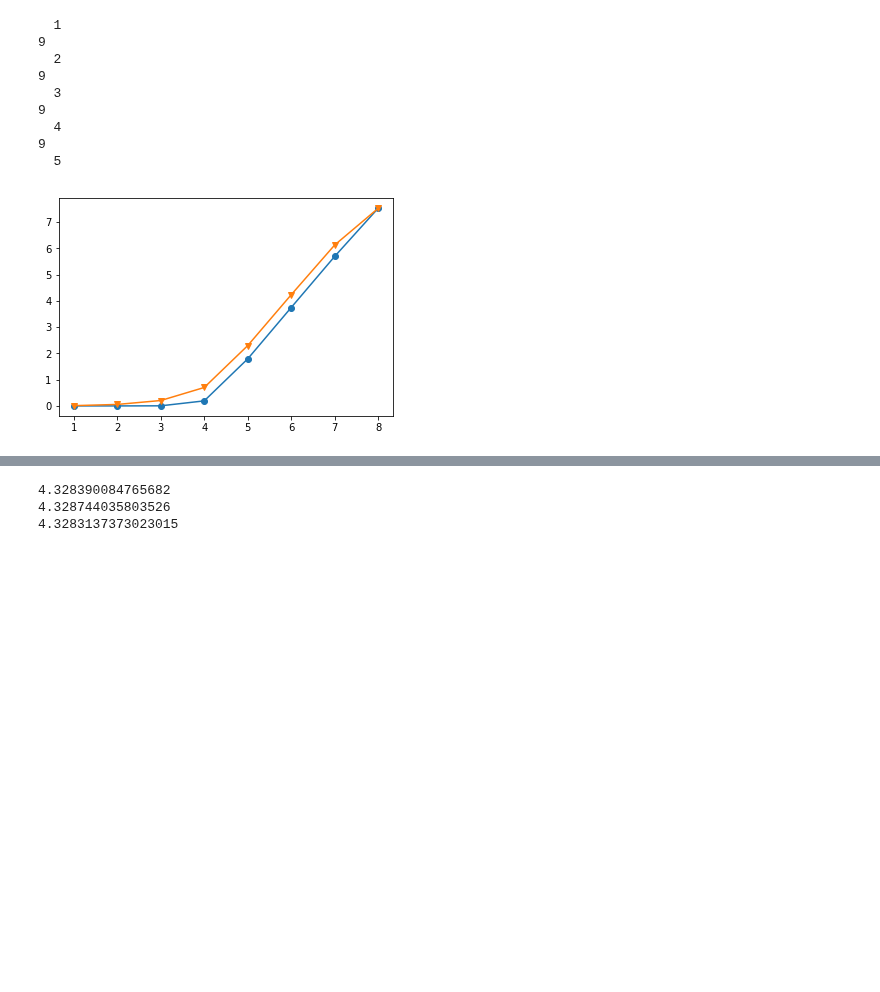
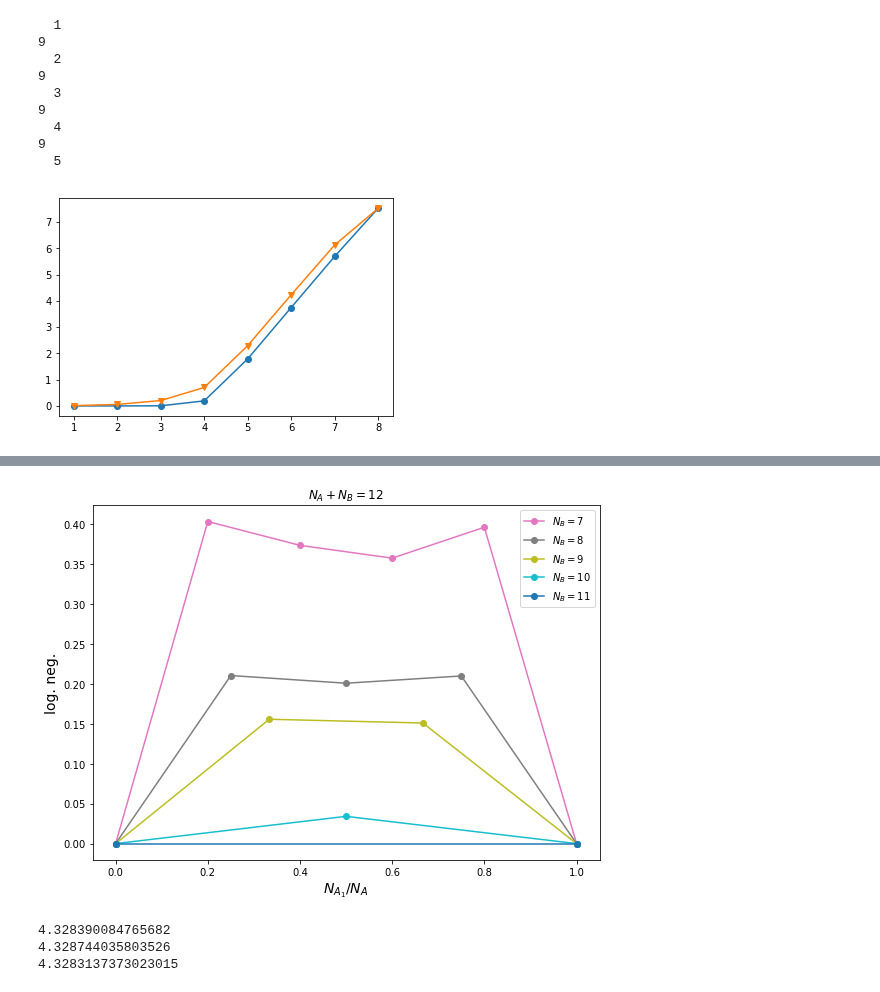
Before and after one commit to hassan-shap/RMT, a Jupyter notebook: Zr_symmetry.ipynb, the cells around one changed output, grey strips where cells are left out. Cells and saved outputs as stored; diff of their text form; code cells hidden in the pictures; blank space fills up the shorter version.

Commit message:
symm draft

```diff
--- a/Zr_symmetry.ipynb
+++ b/Zr_symmetry.ipynb
@@ -364,12 +366,12 @@ plt.show()
 # %% [markdown]
 # Negativity spectrum:
 # %%
-Nrep=1
-r=2 # local Hilbert space dim
+Nrep=100
+r=3 # local Hilbert space dim
 symm=1
 
 La=2
-Lb=2
+Lb=6
 Na=r**La
 Nb=r**Lb
 
@@ -384,8 +386,8 @@ else:
     Nab_r=Na*Nb
 
 # L_sw=range(8,13)
-# L_sw=range(12,17)
-L_sw=[6]
+L_sw=range(12,17)
+# L_sw=[6]
 
 v1T=np.zeros((Nrep*Nb*Na,len(L_sw)))
 neg=np.zeros((Nrep,len(L_sw)))
@@ -450,5 +452,5 @@ Finished, elapsed time = 0.00 sec
 # %%
-out_dir = 'data/'
+out_dir = "/gscratch/home/hshapourian/RMT/data/" #'data/'
 r=3 # local Hilbert space dim
 symm=1
 
@@ -471,7 +473,6 @@ for i_l in range(len(L_sw)):
     L=L_sw[i_l]
     Lc=L-La-Lb
 
-    out_dir = 'data/'
     if symm==1:
         f1= 'NS_r_%d_Labc_%d_%d_%d_symm.npz' % (r,La,Lb,Lc)
     else:
@@ -868,3 +875,85 @@ print(negb)
+# %%
+out_dir = 'data/'
+r=2 # local Hilbert space dim
+symm=1
+
+
+Labc_list = [12]
+
+plt.figure(figsize=(8,6))
+
+for Labc in Labc_list:
+#     Npt = int(Labc/2)
+    for Lc in range(7,Labc):
+        Lab = Labc-Lc
+        ln_avg= np.zeros(Lab+1)
+        mi_avg= np.zeros(Lab+1)
+        for La in range(1,Lab):
+            Lb = Labc-Lc-La
+            if symm==1:
+                f1= 'LN_Z%d_Labc_%d_%d_%d_symm.npz' % (r,La,Lb,Lc)
+            else:
+                f1= 'LN_Z%d_Labc_%d_%d_%d.npz' % (r,La,Lb,Lc)
+            fname = out_dir+f1
+
+            npzfile = np.load(fname)
+            ln_vals=npzfile['ln_vals']
+            ln_avg[La] = np.mean(ln_vals)
+#             mi_vals=npzfile['mi_vals']
+#             mi_avg[La] = np.mean(mi_vals)
+        plt.plot(np.arange(Lab+1)/Lab,ln_avg,"o-",color="C%d" % (Lc-1),label=r"$N_B=%d$" % (Lc))
+#         plt.plot(np.arange(Lab+1)/Lab,0.5*mi_avg,"v-",color="C%d" % (Lc-1))
+        if Lab>Lc-2:
+            N_La = 40
+            La_list = np.linspace(0.01,0.99,N_La)*Lab
+            ln_ref= np.zeros(N_La)
+            for i_a in range(N_La):
+                La = La_list[i_a]
+                Lb = Labc-Lc-La
+                if La<Lb:
+                    Na = 2**La
+                    Nb = 2**Lb
+                    Nc = 2**Lc
+                else:
+                    Na = 2**Lb
+                    Nb = 2**La
+                    Nc = 2**Lc
+                a = Nc/Nb +1j*0
+                b = Nc/Nb*Na +1j*0
+                ln_ref[i_a]=np.log2(neg_calc(a,b)*(Nb*Na)/pi/(Na*Nc))
+
+    # #             f1= 'LN_%d_Labc_%d_%d_%d.npz' % (Npt,La,Lb,Lc)
+    #             f1= 'LN_Labc_%d_%d_%d.npz' % (La,Lb,Lc)
+    #             fname = out_dir+f1
+
+    #             npzfile = np.load(fname)
+    #             ln_vals=npzfile['ln_vals']
+    #             ln_avg_ref[La] = np.mean(ln_vals)
+#             plt.plot(La_list/Lab,ln_ref,"--",color="C%d" % (Lc-1))
+
+
+# lw=0.2
+# ymax=0.3
+# plt.plot( [0,0],[0,ymax],'k--',linewidth=lw)
+# # plt.xscale("log")
+# # plt.yscale("log")
+# # plt.ylim(-0.01,ymax)
+# # plt.xlim(-0.1,1)
+# # plt.yticks(np.arange(0.,ymax+0.1,0.5))
+plt.legend()
+fsize=14
+plt.xlabel(r'$N_{A_1}/N_A$',fontsize = fsize)
+plt.ylabel("log. neg.",fontsize = fsize)
+plt.title(r'$N_A+N_B = %d$' % (Labc))
+
+plt.tight_layout()
+# if symm==1:
+#     plt.savefig('figs/NS_r_%d_LA_%d_symm.pdf' % (r,La+Lb))
+# else:
+#     plt.savefig('figs/NS_r_%d_LA_%d.pdf' % (r,La+Lb))
+plt.show()
+# %% [output]
+[figure, added]
 # %%
 negb_avg=np.mean(negb,axis=1)
 plt.figure()
```
Also changed, not shown: parts of 11 cells of this notebook, 20 other files.
